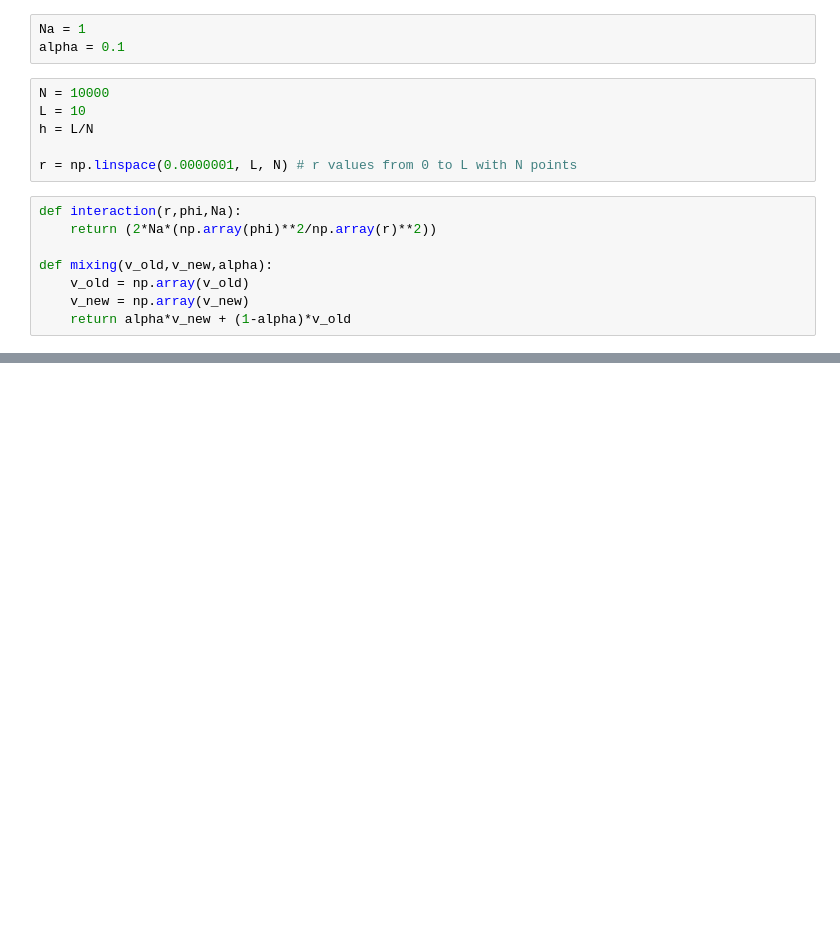
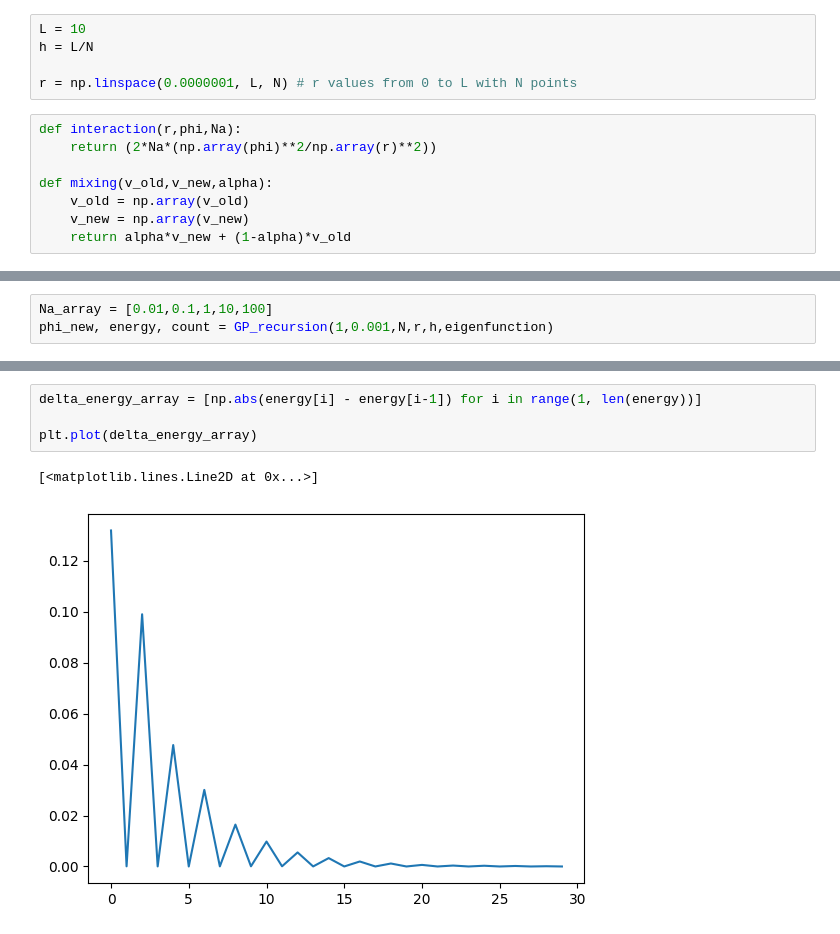
Before and after one commit to marcobeIIa/computational_physics, a Jupyter notebook: homework3/MFA_Lusvardi_Bella_Parolini.ipynb, the cells around one changed output, grey strips where cells are left out. Drawn from its saved outputs; the diff is of its cells as text; blank space fills up the shorter version.

```diff
--- a/homework3/MFA_Lusvardi_Bella_Parolini.ipynb
+++ b/homework3/MFA_Lusvardi_Bella_Parolini.ipynb
@@ -312,8 +355,4 @@ Total energy: 1.5003571064177128
-# %%
-Na = 1
-alpha = 0.1
 # %%
-N = 10000
 L = 10
 h = L/N
 
@@ -439,0 +410,3 @@ while DeltaEnergy > threshold or np.abs(DeltaEnergy-DeltaEnergyPrevious) > thres
+# %%
+Na_array = [0.01,0.1,1,10,100]
+phi_new, energy, count = GP_recursion(1,0.001,N,r,h,eigenfunction)
@@ -439,0 +431,7 @@ while DeltaEnergy > threshold or np.abs(DeltaEnergy-DeltaEnergyPrevious) > thres
+# %%
+delta_energy_array = [np.abs(energy[i] - energy[i-1]) for i in range(1, len(energy))]
+
+plt.plot(delta_energy_array)
+# %% [output]
+[<matplotlib.lines.Line2D at 0x...>]
+[figure, added]
```
Also changed, not shown: parts of 17 cells of this notebook.
